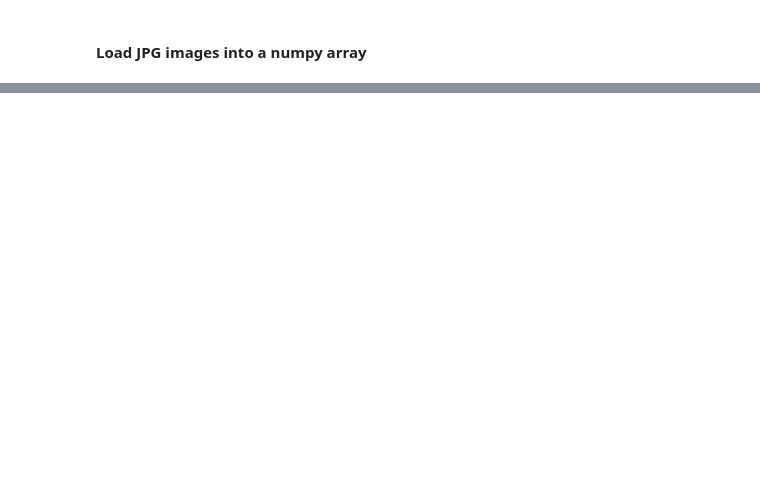
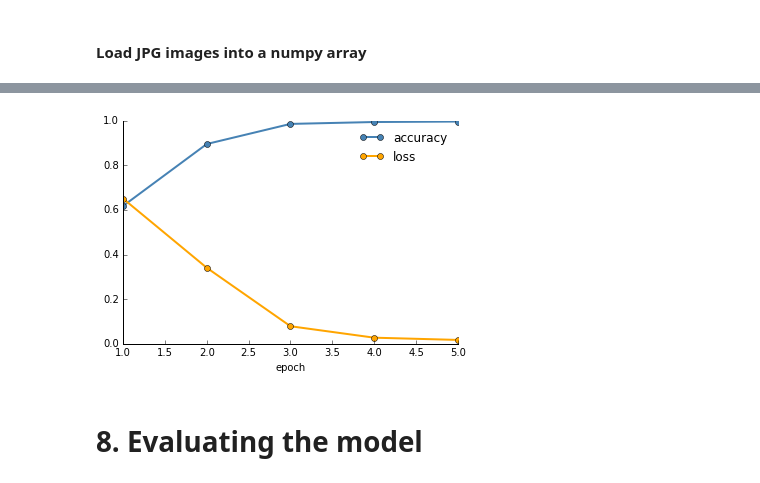
Before and after one commit to brainhack101/IntroDL, a Jupyter notebook: IntroToKeras.ipynb, the cells around one changed output, grey strips where cells are left out. Saved outputs shown, nothing was run; the diff lists cells and outputs as text; code cells hidden in the pictures; blank space fills up the shorter version.

```diff
--- a/IntroToKeras.ipynb
+++ b/IntroToKeras.ipynb
@@ -290,0 +224,3 @@ ax.legend();
+# %%
+y_train = to_categorical(y_train_label)
+y_test = to_categorical(y_test_label)
@@ -290,0 +239,6 @@ ax.legend();
+# %%
+shuffled_train_indices = np.arange(2*N_train_half)
+np.random.shuffle(shuffled_train_indices)
+
+X_train = X_train[shuffled_train_indices, :,:,:]
+y_train = y_train[shuffled_train_indices, :]
@@ -290,0 +343,2 @@ ax.legend();
+# %%
+fit = model.fit(X_train, y_train, epochs=5, batch_size=2)
@@ -290,0 +356,23 @@ ax.legend();
+# %%
+def get_figure():
+    """
+    Returns figure and axis objects to plot on.
+    Removes top and right border and ticks, because those are ugly
+    """
+    fig, ax = plt.subplots(1)
+    plt.tick_params(top='off', right='off', which='both')
+    ax.spines['top'].set_visible(False)
+    ax.spines['right'].set_visible(False)
+    return fig, ax
+# %%
+fig, ax = get_figure()
+
+epoch = np.arange(5) + 1
+ax.plot(epoch, fit.history['acc'], marker="o", linewidth=2, color="steelblue", label="accuracy")
+ax.plot(epoch, fit.history['loss'], marker="o", linewidth=2, color="orange", label="loss")
+ax.set_xlabel('epoch')
+ax.legend(frameon=False);
+# %% [output]
+[figure, added]
+# %% [markdown]
+# 8. Evaluating the model
```
Also changed, not shown: parts of 84 cells of this notebook.
